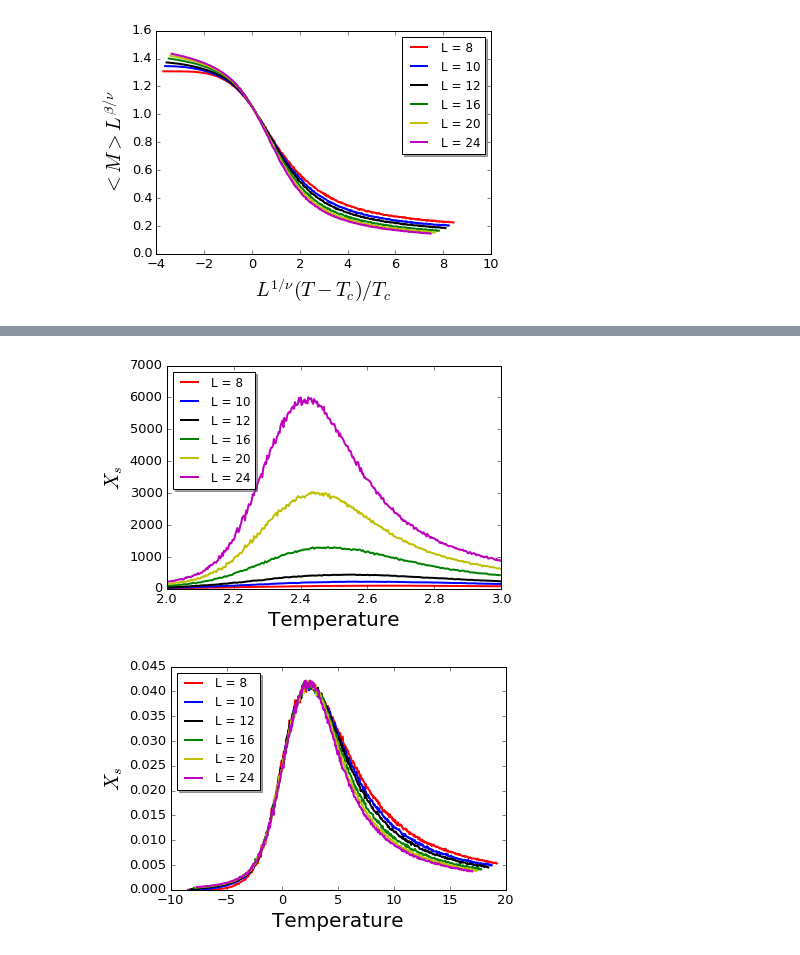
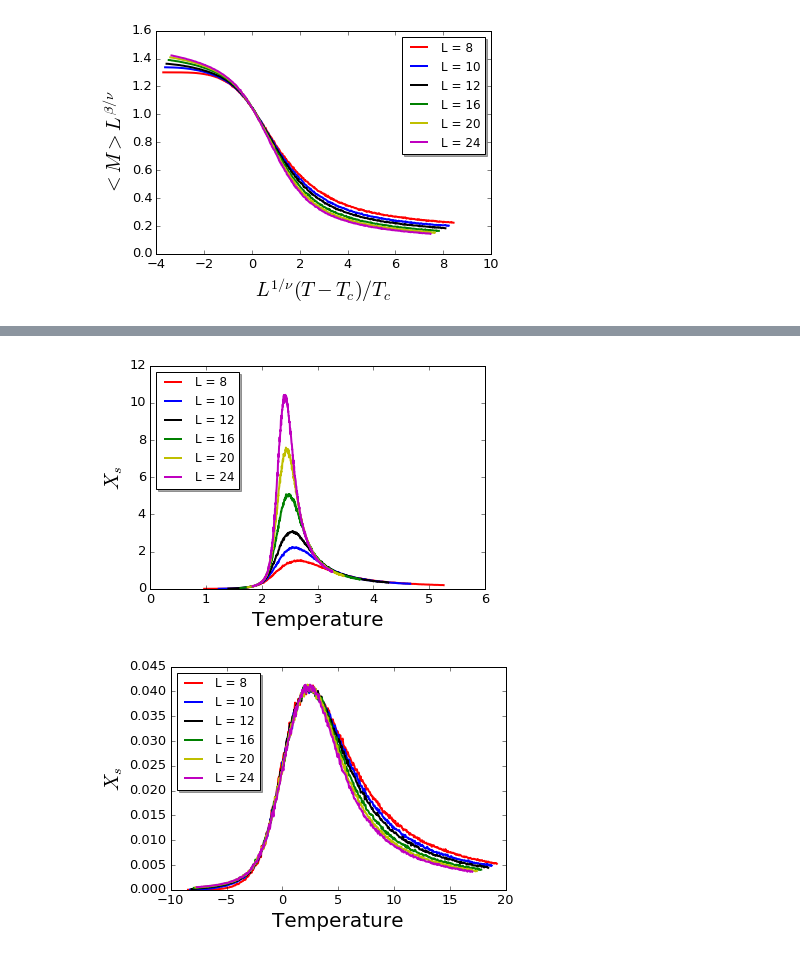
Before and after one commit to KeithPatarroyo/UN_Files, a Jupyter notebook: Taller 5 Mec Estd/taller5.ipynb, the cells around one changed output, grey strips where cells are left out. Cells and saved outputs as stored; diff of their text form; code cells hidden in the pictures.

```diff
--- a/Taller 5 Mec Estd/taller5.ipynb
+++ b/Taller 5 Mec Estd/taller5.ipynb
@@ -139,7 +139,7 @@ for i in xrange(len(sizes)):
     plt.tick_params(axis='x', labelsize=13)
     plt.tick_params(axis='y', labelsize=13)
     #plt.title("Critical Temperature",fontsize=20)
-    plt.plot(data[i]["T"],data[i]["Xs"], color=colors[i], linewidth=2.0,label="L = {}".format(sizes[i])) # if mean is conserved the plot should be zero
+    plt.plot(data[i]["T"],data[i]["Xs"]/(sizes[i]*sizes[i]), color=colors[i], linewidth=2.0,label="L = {}".format(sizes[i])) # if mean is conserved the plot should be zero
     plt.legend(loc='lower left', shadow=True)
 plt.show()
 # %% [output]
@@ -150,12 +150,12 @@ for i in sizes:
     data2.append(pandas.read_csv('L_{}_Grupo_2.dat'.format(i), sep=' ', na_values="."))
 # %%
 for i in xrange(len(sizes)):
-    plt.ylabel(r'$ <M> $',fontsize=20)
+    plt.ylabel(r'$ <M>_{sitio} $',fontsize=20)
     plt.xlabel('Temperature',fontsize=20)
     plt.tick_params(axis='x', labelsize=13)
     plt.tick_params(axis='y', labelsize=13)
     #plt.title("Critical Temperature",fontsize=20)
-    plt.plot(data2[i]["T"],data2[i]["Mprom"], color=colors[i], linewidth=2.0,label="L = {}".format(sizes[i]))
+    plt.plot(data2[i]["T"],data2[i]["Mprom"]/(sizes[i]*sizes[i]), color=colors[i], linewidth=2.0,label="L = {}".format(sizes[i]))
     plt.legend(loc='upper right', shadow=True)
 plt.show()
 # %% [output]
@@ -167,7 +167,7 @@ for i in xrange(len(sizes)):
     plt.tick_params(axis='x', labelsize=13)
     plt.tick_params(axis='y', labelsize=13)
     #plt.title("Critical Temperature",fontsize=20)
-    plt.plot((data2[i]["T"]-data[i]["T"][intersection[0]])*(sizes[i]**(1/nu))/(data[i]["T"][intersection[0]]),data2[i]["Mprom"]*sizes[i]**(-frac_b_nu), color=colors[i], linewidth=2.0,label="L = {}".format(sizes[i]))
+    plt.plot((data2[i]["T"]-data[i]["T"][intersection[0]])*(sizes[i]**(1/nu))/(data[i]["T"][intersection[0]]),(data2[i]["Mprom"]/(sizes[i]*sizes[i]))*sizes[i]**(-frac_b_nu), color=colors[i], linewidth=2.0,label="L = {}".format(sizes[i]))
     plt.legend(loc='upper right', shadow=True)
 plt.show()
 # %% [output]
@@ -175,11 +175,11 @@ plt.show()
 # %%
 M_2_prom = []
 for i in xrange(len(sizes)):
-    M_2_prom.append(data[i]["M2prom"][intersection[0]])
+    M_2_prom.append(data[i]["M2prom"][intersection[0]]/(sizes[i]*sizes[i]))
 print M_2_prom
 
 X_s = []
 for i in xrange(len(sizes)):
-    X_s.append(data[i]["Xs"][intersection[0]])
+    X_s.append(data[i]["Xs"][intersection[0]]/(sizes[i]*sizes[i]))
 print X_s
 # %% [output]
@@ -206,17 +206,17 @@ print 2*nu
 2.23122535708
 # %%
 for i in xrange(len(sizes)):
-    plt.axes(xlim=(2, 3),ylim=(0, 7000))
+    #plt.axes(xlim=(2, 3),ylim=(0, 7000))
     plt.ylabel(r'$ X_s $',fontsize=20)
     plt.xlabel('Temperature',fontsize=20)
     plt.tick_params(axis='x', labelsize=13)
     plt.tick_params(axis='y', labelsize=13)
     #plt.title("Critical Temperature",fontsize=20)
-    plt.plot(data2[i]["T"],data2[i]["Xs"], color=colors[i], linewidth=2.0,label="L = {}".format(sizes[i]))
+    plt.plot(data2[i]["T"],data2[i]["Xs"]/(sizes[i]*sizes[i]), color=colors[i], linewidth=2.0,label="L = {}".format(sizes[i]))
     plt.legend(loc='upper left', shadow=True)
 plt.show()
 # %% [output]
-[figure, old version]
+[figure, new version]
 # %%
 for i in xrange(len(sizes)):
     plt.ylabel(r'$ X_s $',fontsize=20)
@@ -224,11 +224,11 @@ for i in xrange(len(sizes)):
     plt.tick_params(axis='x', labelsize=13)
     plt.tick_params(axis='y', labelsize=13)
     #plt.title("Critical Temperature",fontsize=20)
-    plt.plot((data2[i]["T"]-data[i]["T"][intersection[0]])*sizes[i]**(1./nu),data2[i]["Xs"]*sizes[i]**(-frac_g_nu_0), color=colors[i], linewidth=2.0,label="L = {}".format(sizes[i]))
+    plt.plot((data2[i]["T"]-data[i]["T"][intersection[0]])*sizes[i]**(1./nu),(data2[i]["Xs"]/(sizes[i]*sizes[i]))*sizes[i]**(-frac_g_nu_0), color=colors[i], linewidth=2.0,label="L = {}".format(sizes[i]))
     plt.legend(loc='upper left', shadow=True)
 plt.show()
 # %% [output]
-[figure, old version]
+[figure, new version]
 # %%
 colors = ['r','b','k','g','y','m']
 
```
Also changed, not shown: parts of 11 cells of this notebook, 10 other files.
